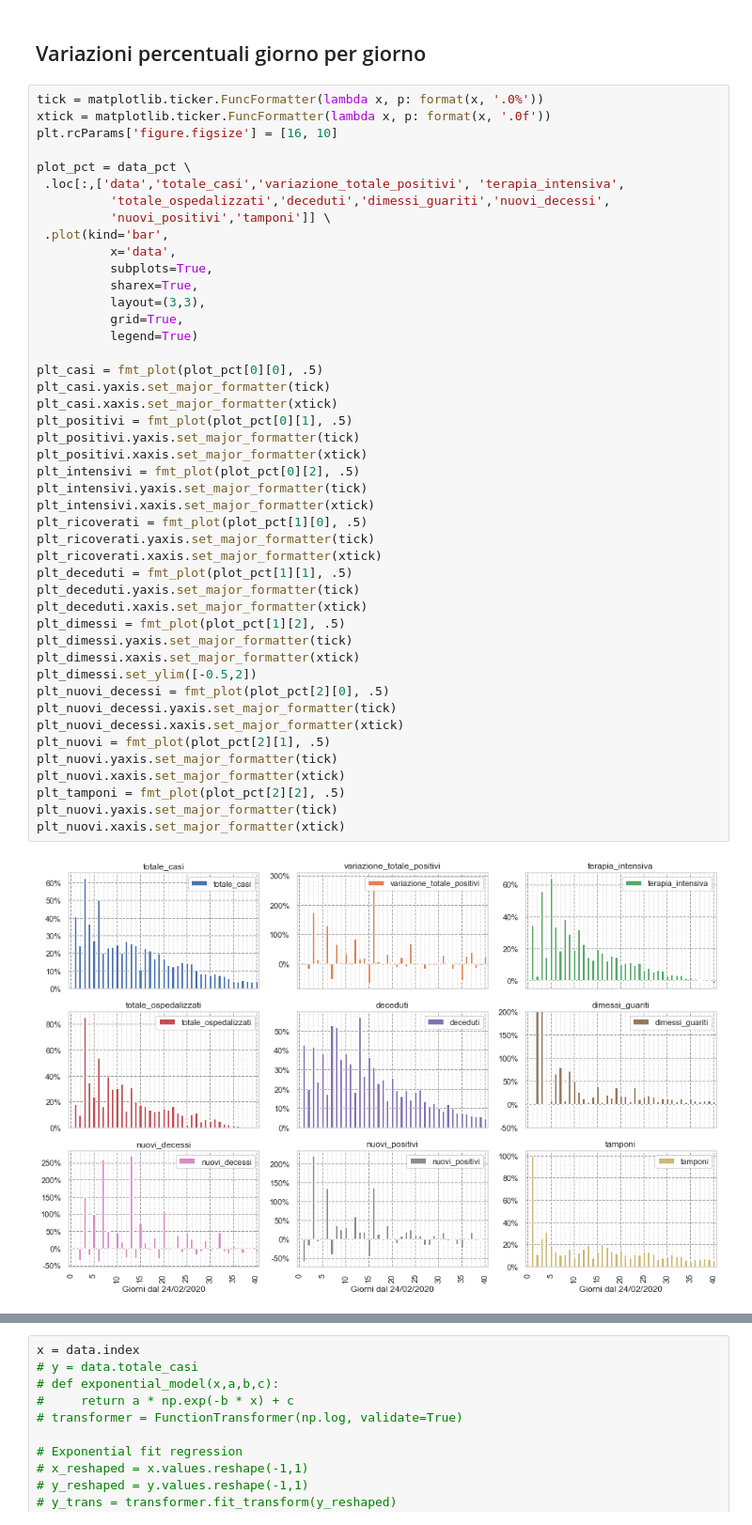
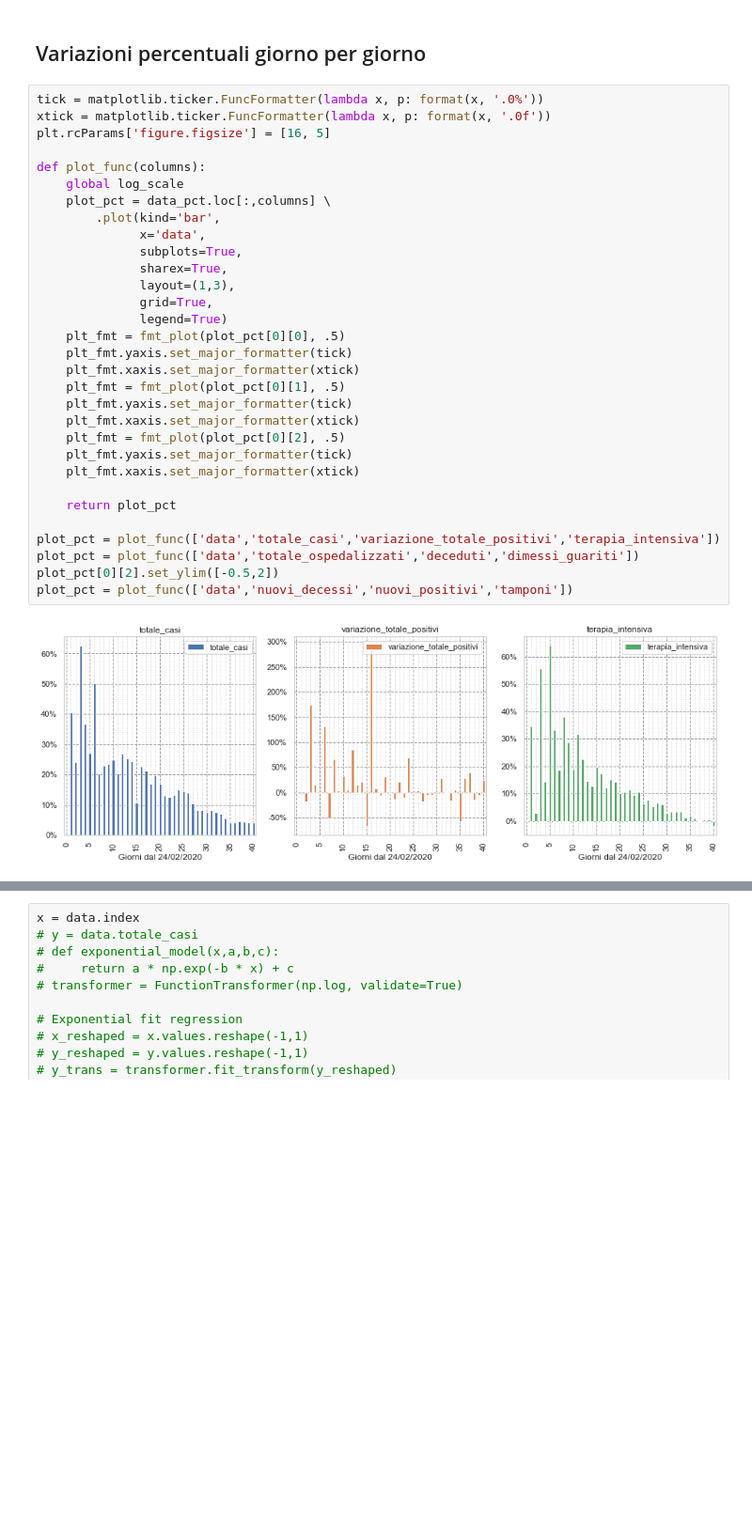
Before and after one commit to iosand71/covid19, a Jupyter notebook: covid19-italia.ipynb, the cells around one changed output, grey strips where cells are left out. Shown: that part at 94% size. Cells and saved outputs as stored; diff of their text form; blank space fills up the shorter version.

Commit message:
split percentage variation graphs

```diff
--- a/covid19-italia.ipynb
+++ b/covid19-italia.ipynb
@@ -149,47 +149,33 @@ plt_tamponi = fmt_plot(plots[0][2], 20000)
 # %%
 tick = matplotlib.ticker.FuncFormatter(lambda x, p: format(x, '.0%'))
 xtick = matplotlib.ticker.FuncFormatter(lambda x, p: format(x, '.0f'))
-plt.rcParams['figure.figsize'] = [16, 10]
+plt.rcParams['figure.figsize'] = [16, 5]
 
-plot_pct = data_pct \
- .loc[:,['data','totale_casi','variazione_totale_positivi', 'terapia_intensiva',
-          'totale_ospedalizzati','deceduti','dimessi_guariti','nuovi_decessi',
-          'nuovi_positivi','tamponi']] \
- .plot(kind='bar',
-          x='data',
-          subplots=True,
-          sharex=True,
-          layout=(3,3),
-          grid=True,
-          legend=True)
+def plot_func(columns):
+    global log_scale
+    plot_pct = data_pct.loc[:,columns] \
+        .plot(kind='bar',
+              x='data',
+              subplots=True,
+              sharex=True,
+              layout=(1,3),
+              grid=True,
+              legend=True)
+    plt_fmt = fmt_plot(plot_pct[0][0], .5)
+    plt_fmt.yaxis.set_major_formatter(tick)
+    plt_fmt.xaxis.set_major_formatter(xtick)
+    plt_fmt = fmt_plot(plot_pct[0][1], .5)
+    plt_fmt.yaxis.set_major_formatter(tick)
+    plt_fmt.xaxis.set_major_formatter(xtick)
+    plt_fmt = fmt_plot(plot_pct[0][2], .5)
+    plt_fmt.yaxis.set_major_formatter(tick)
+    plt_fmt.xaxis.set_major_formatter(xtick)
 
-plt_casi = fmt_plot(plot_pct[0][0], .5)
-plt_casi.yaxis.set_major_formatter(tick)
-plt_casi.xaxis.set_major_formatter(xtick)
-plt_positivi = fmt_plot(plot_pct[0][1], .5)
-plt_positivi.yaxis.set_major_formatter(tick)
-plt_positivi.xaxis.set_major_formatter(xtick)
-plt_intensivi = fmt_plot(plot_pct[0][2], .5)
-plt_intensivi.yaxis.set_major_formatter(tick)
-plt_intensivi.xaxis.set_major_formatter(xtick)
-plt_ricoverati = fmt_plot(plot_pct[1][0], .5)
-plt_ricoverati.yaxis.set_major_formatter(tick)
-plt_ricoverati.xaxis.set_major_formatter(xtick)
-plt_deceduti = fmt_plot(plot_pct[1][1], .5)
-plt_deceduti.yaxis.set_major_formatter(tick)
-plt_deceduti.xaxis.set_major_formatter(xtick)
-plt_dimessi = fmt_plot(plot_pct[1][2], .5)
-plt_dimessi.yaxis.set_major_formatter(tick)
-plt_dimessi.xaxis.set_major_formatter(xtick)
-plt_dimessi.set_ylim([-0.5,2])
-plt_nuovi_decessi = fmt_plot(plot_pct[2][0], .5)
-plt_nuovi_decessi.yaxis.set_major_formatter(tick)
-plt_nuovi_decessi.xaxis.set_major_formatter(xtick)
-plt_nuovi = fmt_plot(plot_pct[2][1], .5)
-plt_nuovi.yaxis.set_major_formatter(tick)
-plt_nuovi.xaxis.set_major_formatter(xtick)
-plt_tamponi = fmt_plot(plot_pct[2][2], .5)
-plt_nuovi.yaxis.set_major_formatter(tick)
-plt_nuovi.xaxis.set_major_formatter(xtick)
+    return plot_pct
+
+plot_pct = plot_func(['data','totale_casi','variazione_totale_positivi','terapia_intensiva'])
+plot_pct = plot_func(['data','totale_ospedalizzati','deceduti','dimessi_guariti'])
+plot_pct[0][2].set_ylim([-0.5,2])
+plot_pct = plot_func(['data','nuovi_decessi','nuovi_positivi','tamponi'])
 # %% [output]
-[figure, old version]
+[figure, new version]
```
Also changed, not shown: parts of 1 cell of this notebook.
